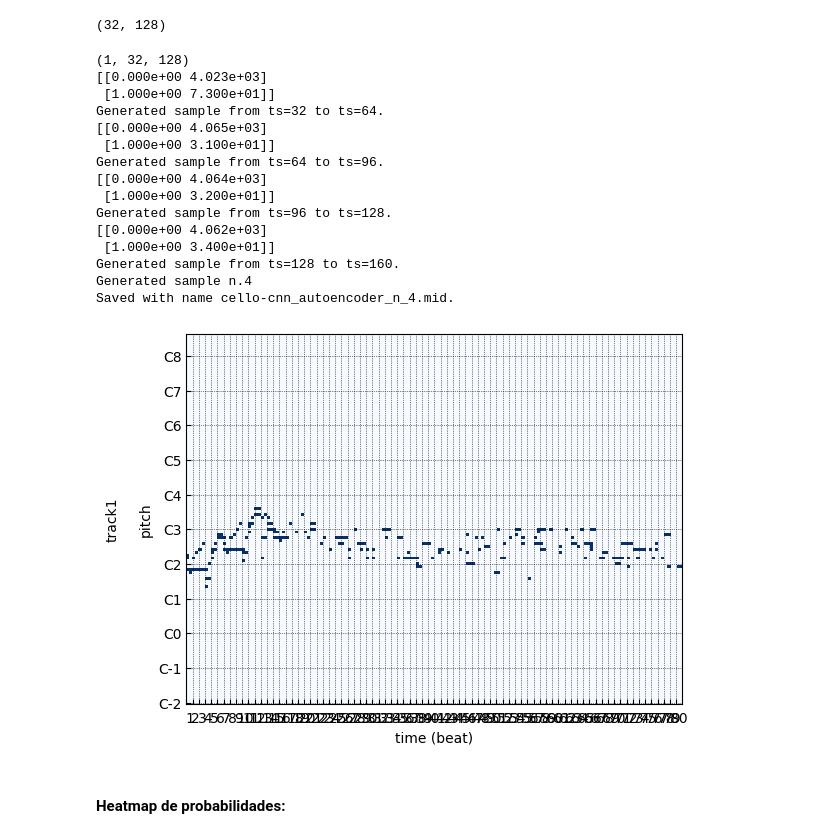
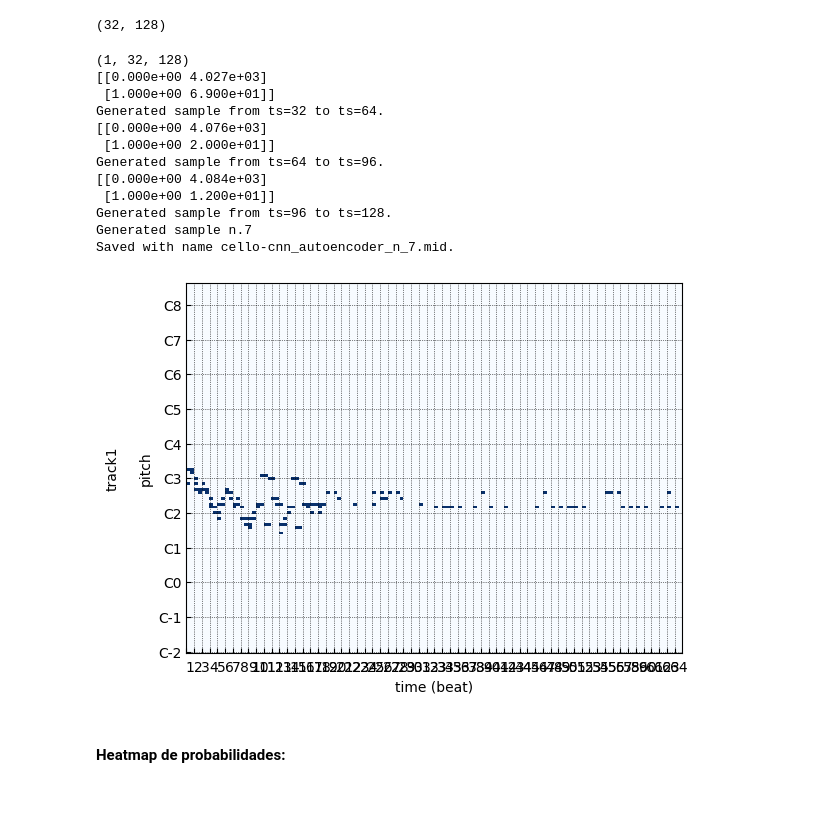
Before and after one commit to STarrio/generative-music, a Jupyter notebook: CNNMusicGeneration.ipynb, the cells around one changed output. Drawn from its saved outputs; the diff is of its cells as text; code cells hidden in the pictures; blank space fills up the shorter version.

Commit message:
CNN added plot_model

```diff
--- a/CNNMusicGeneration.ipynb
+++ b/CNNMusicGeneration.ipynb
@@ -247,8 +244,15 @@ class CNNAutoencoder:
         print('--------------------')
         self.autoencoder.summary()
 
-    def plot_model_graph(self):
-        return plot_model(self.model)
+    def plot_model_graph(self, component='full'):
+        if(component == 'encoder'):
+            return plot_model(self.encoder)
+        elif(component == 'decoder'):
+            return plot_model(self.decoder)
+        elif(component == 'full'):
+            return plot_model(self.autoencoder)
+        else:
+            raise Exception("No valid component specified (Only 'full', 'encoder' or 'decoder' are valid)")
 
     def plot_loss(self, history):
         plt.figure()
@@ -369,16 +373,15 @@ Output shape: (685, 32, 128)
 # %% [markdown]
 Se construye y compila el Autoencoder:
 # %%
-enc_num_units = [64, 128, 256]
+enc_num_units = [32, 64, 128]
 enc_kernels = [(4,4), (4,4), (2,8)]
 enc_strides = [(4,4), (4,4), (2,8)]
-dec_num_units = [128, 64, 1]
+dec_num_units = [64, 32, 1]
 dec_kernels = [(2,8), (4,4), (4,4)]
 dec_strides = [(2,8), (4,4), (4,4)]
-latent_size=128
 lr = 0.001
 
-cnn = CNNAutoencoder(enc_num_units, enc_kernels, enc_strides, dec_num_units, dec_kernels, dec_strides, SEQ_LEN, lr, latent_dim=latent_size)
+cnn = CNNAutoencoder(enc_num_units, enc_kernels, enc_strides, dec_num_units, dec_kernels, dec_strides, SEQ_LEN, lr)
 # %% [output]
 Model: "cnn_encoder"
 _________________________________________________________________
@@ -402,5 +405,5 @@ _________________________________________________________________
 # %% [markdown]
 Proceso de entrenamiento del modelo:
 # %%
-train_hist=cnn.fit_model(X_train, y_train, X_valid, y_valid, STORE_PATH, epochs=1000)
+train_hist=cnn.fit_model(X_train, y_train, X_valid, y_valid, STORE_PATH, epochs=30)
 # %% [output]
@@ -450,25 +453,22 @@ s_in.shape
 sampler = CNNSampleGenerator(cnn, encoder)
 # %%
 # Generamos una nueva pieza y se guarda en formato MIDI
-sampler.generate(s_in, sample_length=4, threshold=0.4)
+sampler.generate(s_in, sample_length=3, threshold=0.2)
 sampler.gen2midi()
 # %% [output]
 (1, 32, 128)
-[[0.000e+00 4.023e+03]
- [1.000e+00 7.300e+01]]
+[[0.000e+00 4.027e+03]
+ [1.000e+00 6.900e+01]]
 Generated sample from ts=32 to ts=64.
-[[0.000e+00 4.065e+03]
- [1.000e+00 3.100e+01]]
+[[0.000e+00 4.076e+03]
+ [1.000e+00 2.000e+01]]
 Generated sample from ts=64 to ts=96.
-[[0.000e+00 4.064e+03]
- [1.000e+00 3.200e+01]]
+[[0.000e+00 4.084e+03]
+ [1.000e+00 1.200e+01]]
 Generated sample from ts=96 to ts=128.
-[[0.000e+00 4.062e+03]
- [1.000e+00 3.400e+01]]
-Generated sample from ts=128 to ts=160.
-Generated sample n.4
-Saved with name cello-cnn_autoencoder_n_4.mid.
+Generated sample n.7
+Saved with name cello-cnn_autoencoder_n_7.mid.
-[figure, old version]
+[figure, new version]
 # %%
 bt = pr.BinaryTrack(name='track1', pianoroll=pianoroll)
 multitrack = pr.Multitrack(name='song1',tracks=[bt],resolution=2)
```
Also changed, not shown: parts of 9 cells of this notebook.
